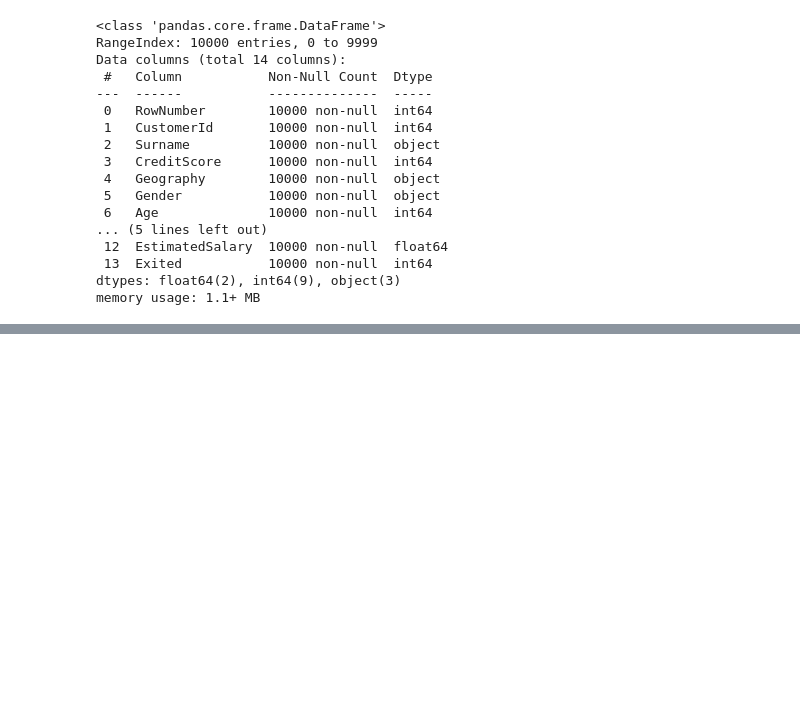
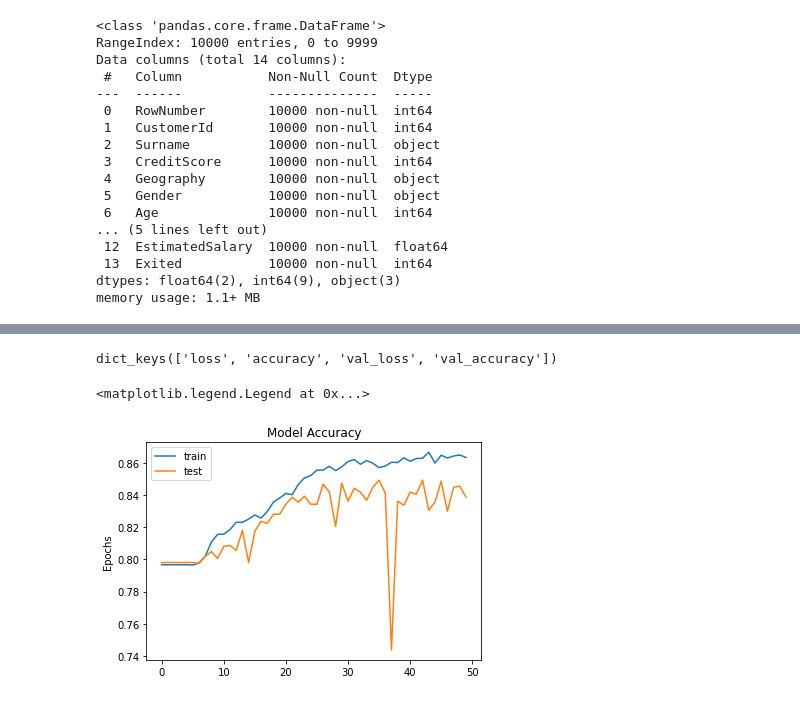
Before and after one commit to Aditk23/ChurnAnalysis, a Jupyter notebook: ChurnAnalysis.ipynb, the cells around one changed output, grey strips where cells are left out. Cells and saved outputs as stored; diff of their text form; code cells hidden in the pictures; blank space fills up the shorter version.

Commit message:
Final Model

```diff
--- a/ChurnAnalysis.ipynb
+++ b/ChurnAnalysis.ipynb
@@ -86,11 +86,9 @@ model = Sequential()
 # Hidden Layer
 model.add(Dense(200,activation='relu'))
 model.add(Dense(150,activation='sigmoid'))
-model.add(Dense(190,activation='relu'))
-model.add(Dense(70,activation='relu'))
+model.add(Dense(110,activation='relu'))
+model.add(Dense(90,activation='relu'))
 # Output layer
 model.add(Dense(1,activation='sigmoid'))
 # %%
 model.compile(optimizer='sgd',loss='binary_crossentropy',metrics=['accuracy'])
-# %%
-model.fit(X_train,y_train,epochs=100)
@@ -115,0 +95,2 @@ Epoch 100/100
+# %%
+history = model.fit(X_train,y_train,epochs=50 , batch_size=30 , validation_split=0.20)
@@ -115,0 +115,16 @@ Epoch 100/100
+# %%
+print(history.history.keys())
+# %% [output]
+dict_keys(['loss', 'accuracy', 'val_loss', 'val_accuracy'])
+# %%
+import matplotlib.pyplot as plt
+
+plt.plot(history.history['accuracy'])
+plt.plot(history.history['val_accuracy'])
+plt.title('Model Accuracy')
+plt.ylabel('Accuracy')
+plt.ylabel('Epochs')
+plt.legend(['train','test'])
+# %% [output]
+<matplotlib.legend.Legend at 0x...>
+[figure, added]
```
Also changed, not shown: parts of 8 cells of this notebook, 2 other files.
